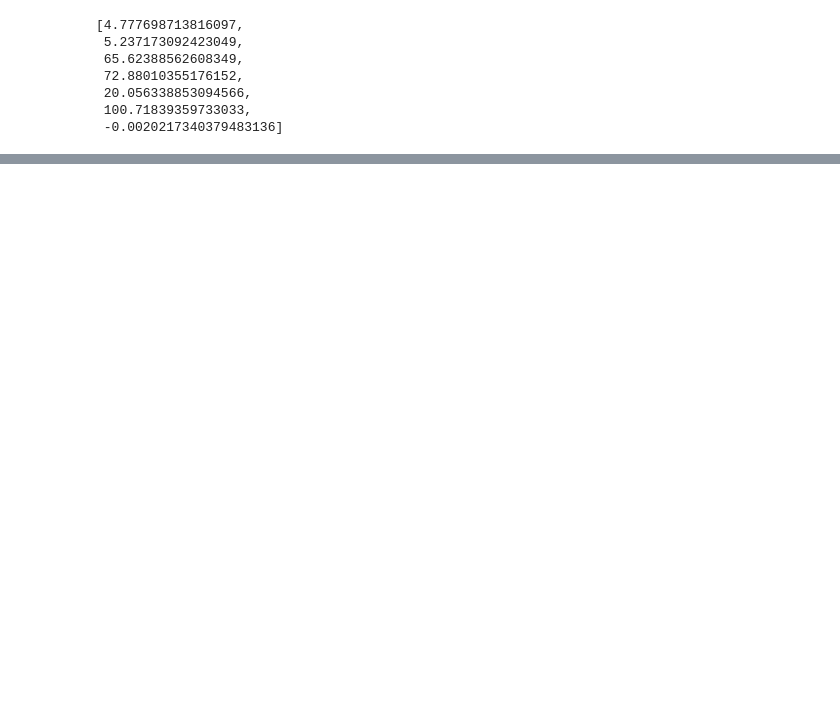
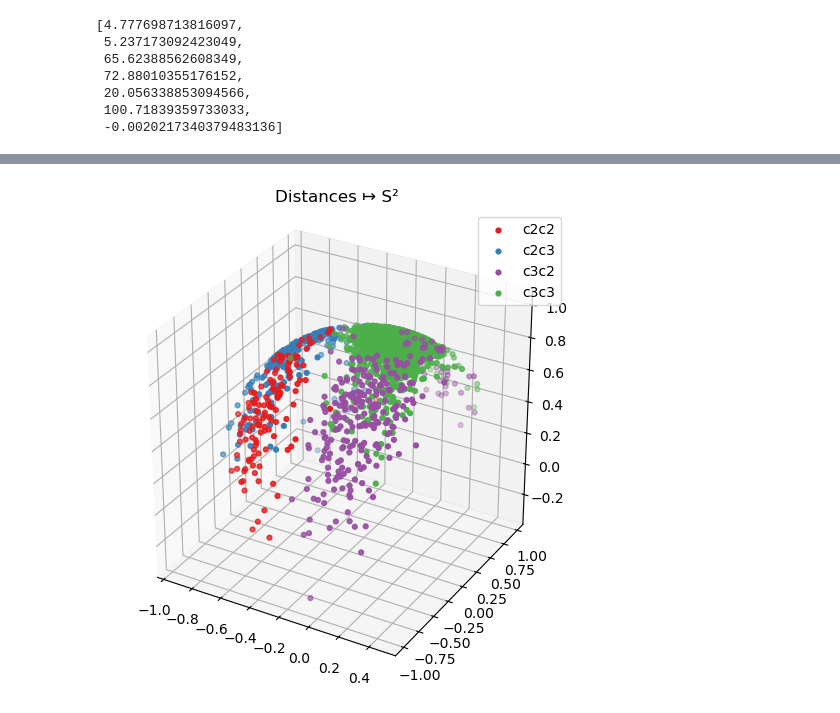
Before and after one commit to dauletbeck/RNA-Classification, a Jupyter notebook: mintage/testing_low_res.ipynb, the cells around one changed output, grey strips where cells are left out. Cells and saved outputs as stored; diff of their text form; code cells hidden in the pictures; blank space fills up the shorter version.

```diff
--- a/mintage/testing_low_res.ipynb
+++ b/mintage/testing_low_res.ipynb
@@ -170,7 +127,7 @@ def visualize_scaling(original_coords, scaled_coords, title_suffix=""):
 #     visualize_scaling(coords_raw, scaled_coords, f"  —  {label}")
 # %%
 # scale only the distance‐variance, leave α‐variance and both means alone
-scaled_coords, λ_d, λ_α = scale_low_res_coords(
+scaled_coords, lambda_d, lambda_alpha = scale_low_res_coords(
     suites,
     scale_distance_variance=True,
     scale_alpha_variance=False,
@@ -178,3 +135,6 @@ scaled_coords, λ_d, λ_α = scale_low_res_coords(
     preserve_alpha_mean=True,
     store_attr="scaled_dvar_only"
 )
+
+d2_s, d3_s, alpha_s, theta1, phi1, theta2, phi2 = scaled_coords.T
+N = len(d2_s)
@@ -180,0 +155,11 @@ scaled_coords, λ_d, λ_α = scale_low_res_coords(
+# %%
+V = np.column_stack([d2_s, d3_s])
+S2_pts = exponential_map(V, p = np.array([0,0,1]))
+
+# 2) Alpha → S¹
+alpha_rad = np.radians(alpha_s)
+S1_pts = np.column_stack([np.cos(alpha_rad), np.sin(alpha_rad)])
+
+# 3+4) existing CN atom‐directions on S²
+S2_C1 = spherical_to_vec(theta1, phi1)
+S2_C2 = spherical_to_vec(theta2, phi2)
@@ -180,0 +208,77 @@ scaled_coords, λ_d, λ_α = scale_low_res_coords(
+# %%
+# ------------------------------------------------------------------
+# 1-line helper: filter indices that are valid for a given point set
+# ------------------------------------------------------------------
+def valid(idxs, n_rows):
+    """Return only those indices that exist in the target array."""
+    return np.intersect1d(idxs, np.arange(n_rows))
+
+# --------------------------------------------------------
+# A consistent colour / label map that we’ll reuse everywhere
+# --------------------------------------------------------
+label_colour = {
+    "c2c2": "#e41a1c",   # red
+    "c2c3": "#377eb8",   # blue
+    "c3c2": "#984ea3",   # purple
+    "c3c3": "#4daf4a",   # green
+}
+
+# ------------------------------------------------------------------
+# 2)  Helper: keep only those indices that exist in the target array
+# ------------------------------------------------------------------
+def valid(idxs, n_rows):
+    idxs = np.asarray(idxs, dtype=np.intp)          # ensure int dtype
+    return idxs[(idxs >= 0) & (idxs < n_rows)]
+
+# ------------------------------------------------------------------
+# 3)  Helper: one 3-D scatter with legend
+# ------------------------------------------------------------------
+def scatter3(ax, pts, title):
+    for label, colour in label_colour.items():
+        if label not in pucker_indices:             # skip if not present
+            continue
+        idxs = valid(pucker_indices[label], len(pts))
+        ax.scatter(pts[idxs, 0], pts[idxs, 1], pts[idxs, 2],
+                   s=12, color=colour, label=label)
+    ax.set_title(title)
+    ax.set_box_aspect([1, 1, 1])
+
+# ------------------------------------------------------------------
+# 4)  Figure 1 – Distances ↦ S²
+# ------------------------------------------------------------------
+fig = plt.figure(figsize=(6, 6))
+scatter3(fig.add_subplot(111, projection="3d"), S2_pts, "Distances ↦ S²")
+plt.legend(); plt.show()
+
+# ------------------------------------------------------------------
+# 5)  Figure 2 – Alpha ↦ S¹
+# ------------------------------------------------------------------
+fig, ax = plt.subplots(figsize=(6, 6))
+for label, colour in label_colour.items():
+    if label not in pucker_indices:
+        continue
+    idxs = valid(pucker_indices[label], len(S1_pts))
+    ax.scatter(S1_pts[idxs, 0], S1_pts[idxs, 1],
+               s=12, color=colour, label=label)
+
+ax.add_patch(Circle((0, 0), 1, fill=False, lw=1))   # unit circle
+ax.set_aspect("equal")
+ax.set_xlim(-1.1, 1.1); ax.set_ylim(-1.1, 1.1)
+ax.set_title("Alpha ↦ S¹")
+ax.legend(); plt.show()
+
+# ------------------------------------------------------------------
+# 6)  Figure 3 – CN1 Directions on S²
+# ------------------------------------------------------------------
+fig = plt.figure(figsize=(6, 6))
+scatter3(fig.add_subplot(111, projection="3d"), S2_C1, "CN1 Directions on S²")
+plt.legend(); plt.show()
+
+# ------------------------------------------------------------------
+# 7)  Figure 4 – CN2 Directions on S²
+# ------------------------------------------------------------------
+fig = plt.figure(figsize=(6, 6))
+scatter3(fig.add_subplot(111, projection="3d"), S2_C2, "CN2 Directions on S²")
+plt.legend(); plt.show()
+# %% [output]
+[figure, added]
```
Also changed, not shown: parts of 16 cells of this notebook, 12 other files.
